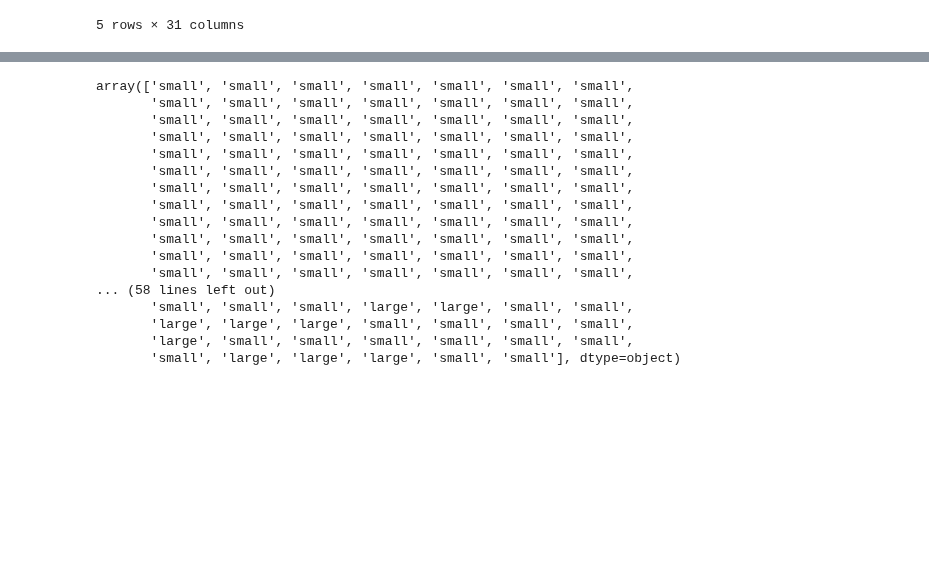
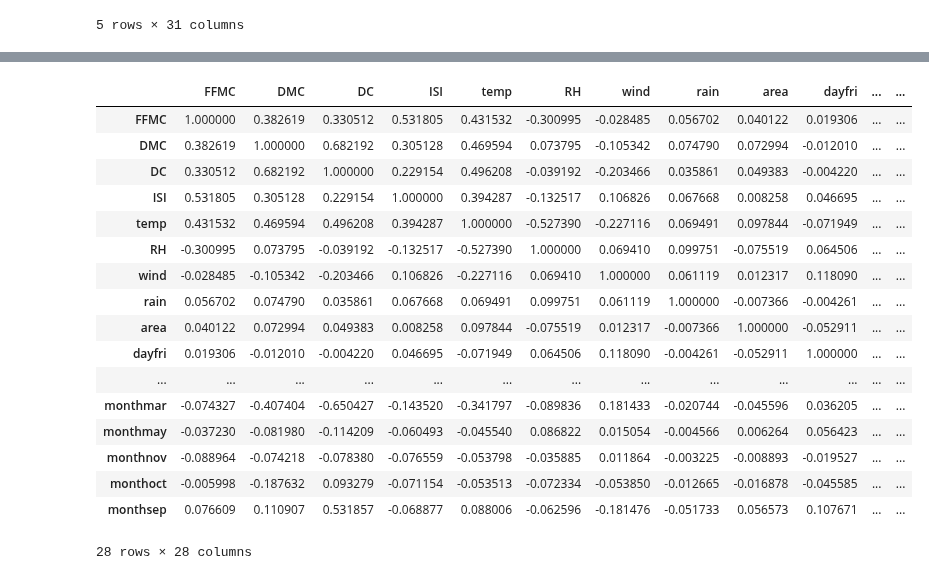
Before and after one commit to Bhavin52/Assignment, a Jupyter notebook: SVM_Q2.ipynb, the cells around one changed output, grey strips where cells are left out. Drawn from its saved outputs; the diff is of its cells as text; code cells hidden in the pictures; blank space fills up the shorter version.

```diff
--- a/SVM_Q2.ipynb
+++ b/SVM_Q2.ipynb
@@ -52,20 +41,21 @@ Y = array[:,28]
-# %%
-Y
-# %% [output]
-array(['small', 'small', 'small', 'small', 'small', 'small', 'small',
-       'small', 'small', 'small', 'small', 'small', 'small', 'small',
-       'small', 'small', 'small', 'small', 'small', 'small', 'small',
-       'small', 'small', 'small', 'small', 'small', 'small', 'small',
-       'small', 'small', 'small', 'small', 'small', 'small', 'small',
-       'small', 'small', 'small', 'small', 'small', 'small', 'small',
-       'small', 'small', 'small', 'small', 'small', 'small', 'small',
-       'small', 'small', 'small', 'small', 'small', 'small', 'small',
-       'small', 'small', 'small', 'small', 'small', 'small', 'small',
-       'small', 'small', 'small', 'small', 'small', 'small', 'small',
-       'small', 'small', 'small', 'small', 'small', 'small', 'small',
-       'small', 'small', 'small', 'small', 'small', 'small', 'small',
-... (58 lines left out)
-       'small', 'small', 'small', 'large', 'large', 'small', 'small',
-       'large', 'large', 'large', 'small', 'small', 'small', 'small',
-       'large', 'small', 'small', 'small', 'small', 'small', 'small',
-       'small', 'large', 'large', 'large', 'small', 'small'], dtype=object)
+# %%
+dataframe.corr()
+# %% [output]
+|  | FFMC | DMC | DC | ISI | temp | RH | wind | rain | area | dayfri | ... | ... |
+| FFMC | 1.000000 | 0.382619 | 0.330512 | 0.531805 | 0.431532 | -0.300995 | -0.028485 | 0.056702 | 0.040122 | 0.019306 | ... | ... |
+| DMC | 0.382619 | 1.000000 | 0.682192 | 0.305128 | 0.469594 | 0.073795 | -0.105342 | 0.074790 | 0.072994 | -0.012010 | ... | ... |
+| DC | 0.330512 | 0.682192 | 1.000000 | 0.229154 | 0.496208 | -0.039192 | -0.203466 | 0.035861 | 0.049383 | -0.004220 | ... | ... |
+| ISI | 0.531805 | 0.305128 | 0.229154 | 1.000000 | 0.394287 | -0.132517 | 0.106826 | 0.067668 | 0.008258 | 0.046695 | ... | ... |
+| temp | 0.431532 | 0.469594 | 0.496208 | 0.394287 | 1.000000 | -0.527390 | -0.227116 | 0.069491 | 0.097844 | -0.071949 | ... | ... |
+| RH | -0.300995 | 0.073795 | -0.039192 | -0.132517 | -0.527390 | 1.000000 | 0.069410 | 0.099751 | -0.075519 | 0.064506 | ... | ... |
+| wind | -0.028485 | -0.105342 | -0.203466 | 0.106826 | -0.227116 | 0.069410 | 1.000000 | 0.061119 | 0.012317 | 0.118090 | ... | ... |
+| rain | 0.056702 | 0.074790 | 0.035861 | 0.067668 | 0.069491 | 0.099751 | 0.061119 | 1.000000 | -0.007366 | -0.004261 | ... | ... |
+| area | 0.040122 | 0.072994 | 0.049383 | 0.008258 | 0.097844 | -0.075519 | 0.012317 | -0.007366 | 1.000000 | -0.052911 | ... | ... |
+| dayfri | 0.019306 | -0.012010 | -0.004220 | 0.046695 | -0.071949 | 0.064506 | 0.118090 | -0.004261 | -0.052911 | 1.000000 | ... | ... |
+| ... | ... | ... | ... | ... | ... | ... | ... | ... | ... | ... | ... | ... |
+| monthmar | -0.074327 | -0.407404 | -0.650427 | -0.143520 | -0.341797 | -0.089836 | 0.181433 | -0.020744 | -0.045596 | 0.036205 | ... | ... |
+| monthmay | -0.037230 | -0.081980 | -0.114209 | -0.060493 | -0.045540 | 0.086822 | 0.015054 | -0.004566 | 0.006264 | 0.056423 | ... | ... |
+| monthnov | -0.088964 | -0.074218 | -0.078380 | -0.076559 | -0.053798 | -0.035885 | 0.011864 | -0.003225 | -0.008893 | -0.019527 | ... | ... |
+| monthoct | -0.005998 | -0.187632 | 0.093279 | -0.071154 | -0.053513 | -0.072334 | -0.053850 | -0.012665 | -0.016878 | -0.045585 | ... | ... |
+| monthsep | 0.076609 | 0.110907 | 0.531857 | -0.068877 | 0.088006 | -0.062596 | -0.181476 | -0.051733 | 0.056573 | 0.107671 | ... | ... |
+28 rows × 28 columns
```
Also changed, not shown: parts of 30 cells of this notebook.
